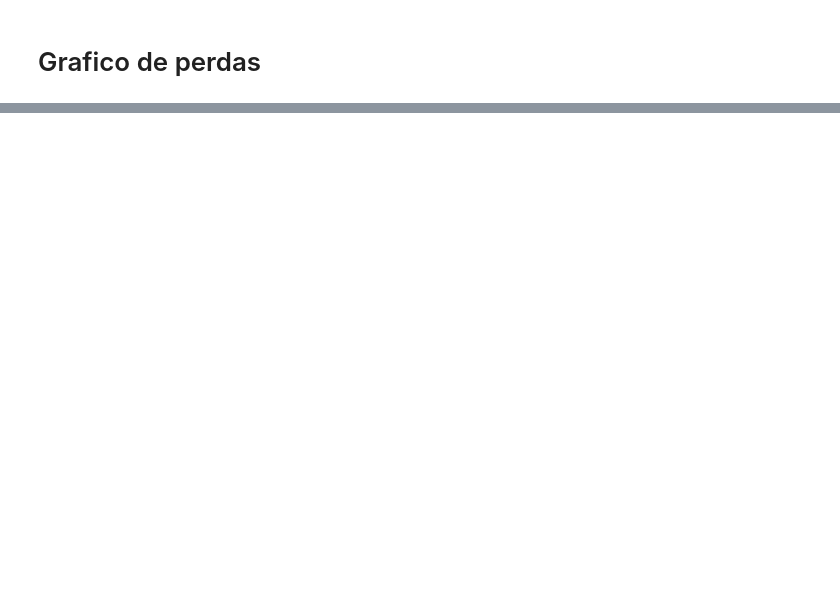
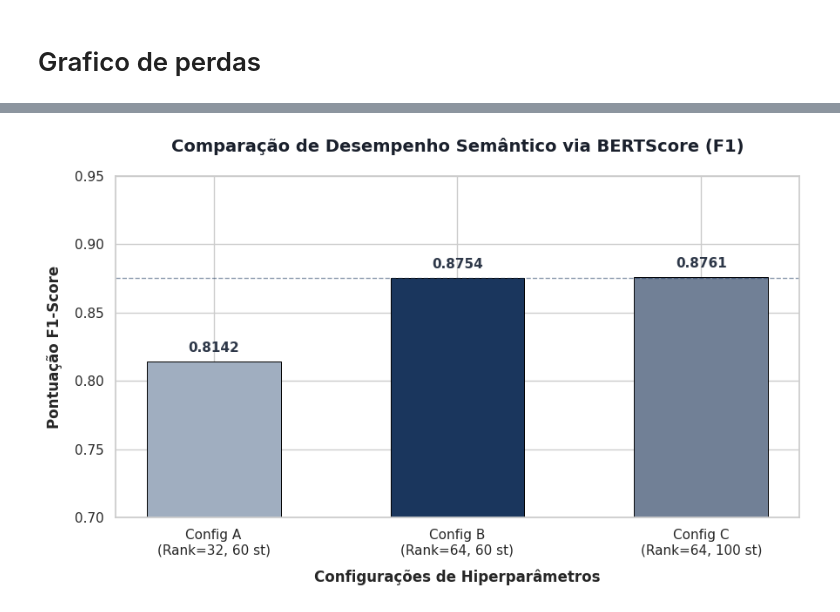
Before and after one commit to Thalles211/semanas---LLM-e-Fine-Tuning, a Jupyter notebook: llms_fine_tuning.ipynb, the cells around one changed output, grey strips where cells are left out. Drawn from its saved outputs; the diff is of its cells as text; code cells hidden in the pictures; blank space fills up the shorter version.

```diff
--- a/llms_fine_tuning.ipynb
+++ b/llms_fine_tuning.ipynb
@@ -371,0 +515,54 @@ plt.show()'''
+# %%
+import matplotlib.pyplot as plt
+import seaborn as sns
+
+
+f1_A = 0.8142
+f1_B = 0.8754
+f1_C = 0.8761
+
+# Organizando os dados
+configuracoes = [
+    "Config A\n(Rank=32, 60 st)",
+    "Config B\n(Rank=64, 60 st)",
+    "Config C\n(Rank=64, 100 st)"
+]
+valores_f1 = [f1_A, f1_B, f1_C]
+
+
+plt.figure(figsize=(9, 5.5))
+sns.set_theme(style="whitegrid")
+
+
+cores = ["#a0aec0", "#1a365d", "#718096"]
+
+# Criando as barras
+barras = plt.bar(configuracoes, valores_f1, color=cores, width=0.55, edgecolor="black", linewidth=0.7)
+
+
+plt.ylim(0.70, 0.95)
+
+plt.title("Comparação de Desempenho Semântico via BERTScore (F1)", fontsize=14, fontweight='bold', pad=20, color="#1a202c")
+plt.ylabel("Pontuação F1-Score", fontsize=12, fontweight='bold', labelpad=10)
+plt.xlabel("Configurações de Hiperparâmetros", fontsize=12, fontweight='bold', labelpad=10)
+
+for barra in barras:
+    altura = barra.get_height()
+    plt.text(
+        barra.get_x() + barra.get_width()/2.0,
+        altura + 0.005,
+        f"{altura:.4f}",
+        ha='center',
+        va='bottom',
+        fontsize=11,
+        fontweight='bold',
+        color="#2d3748"
+    )
+
+
+plt.axhline(y=f1_B, color="#1a365d", linestyle="--", alpha=0.5, linewidth=1)
+
+plt.tight_layout()
+plt.show()
+# %% [output]
+[figure, added]
```
Also changed, not shown: parts of 10 cells of this notebook.
